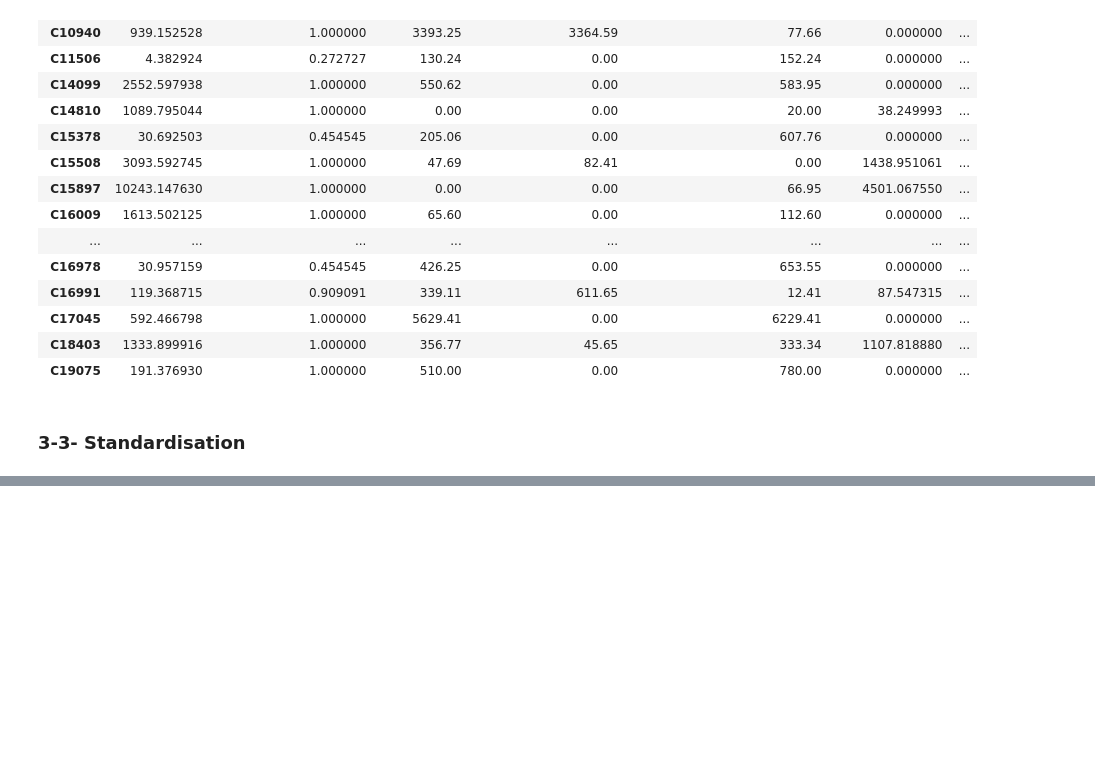
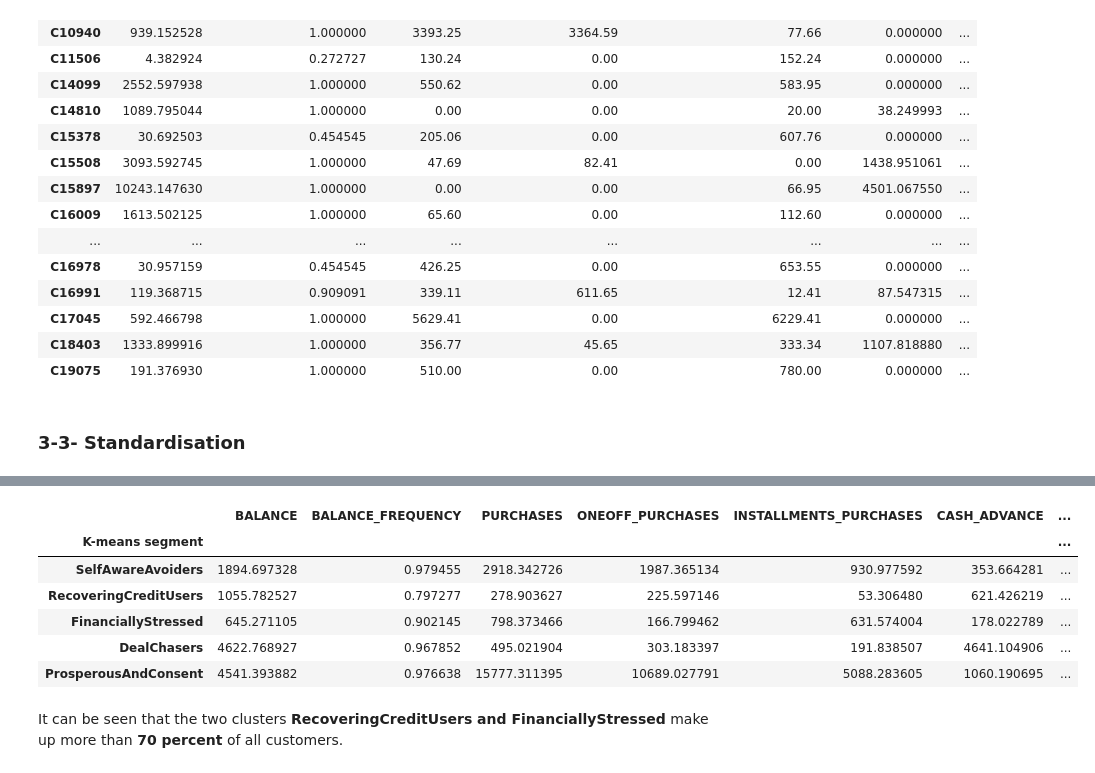
Before and after one commit to MostafaGorgani/CreditCardCustomers-segmentation, a Jupyter notebook: 1-Creditcard customers clustering/CreditCardCustomers Segmentation.ipynb, the cells around one changed output, grey strips where cells are left out. Saved outputs shown, nothing was run; the diff lists cells and outputs as text; code cells hidden in the pictures; blank space fills up the shorter version.

```diff
--- a/1-Creditcard customers clustering/CreditCardCustomers Segmentation.ipynb
+++ b/1-Creditcard customers clustering/CreditCardCustomers Segmentation.ipynb
@@ -204,0 +277,19 @@ data_seg_st= sc.fit_transform(data_seg)
+# %%
+#Number of Observations in each cluster
+data_seg_results ['NObservations']= data_seg_kmeans[['K-means segment','PURCHASES']].groupby (['K-means segment']).count()
+
+#proportion of observations
+data_seg_results ['PropObservations']=data_seg_results ['NObservations']/data_seg_results ['NObservations'].sum()
+data_seg_results=data_seg_results.rename ({0: 'SelfAwareAvoiders', 1: 'RecoveringCreditUsers', 2: 'FinanciallyStressed'\
+                                           , 3: 'DealChasers', 4:'ProsperousAndConsent'})
+data_seg_results
+# %% [output]
+|  | BALANCE | BALANCE_FREQUENCY | PURCHASES | ONEOFF_PURCHASES | INSTALLMENTS_PURCHASES | CASH_ADVANCE | ... |
+| K-means segment |  |  |  |  |  |  | ... |
+| SelfAwareAvoiders | 1894.697328 | 0.979455 | 2918.342726 | 1987.365134 | 930.977592 | 353.664281 | ... |
+| RecoveringCreditUsers | 1055.782527 | 0.797277 | 278.903627 | 225.597146 | 53.306480 | 621.426219 | ... |
+| FinanciallyStressed | 645.271105 | 0.902145 | 798.373466 | 166.799462 | 631.574004 | 178.022789 | ... |
+| DealChasers | 4622.768927 | 0.967852 | 495.021904 | 303.183397 | 191.838507 | 4641.104906 | ... |
+| ProsperousAndConsent | 4541.393882 | 0.976638 | 15777.311395 | 10689.027791 | 5088.283605 | 1060.190695 | ... |
+# %% [markdown]
+It can be seen that the two clusters **RecoveringCreditUsers and FinanciallyStressed** make up more than **70 percent** of all customers.
```
Also changed, not shown: parts of 14 cells of this notebook.
